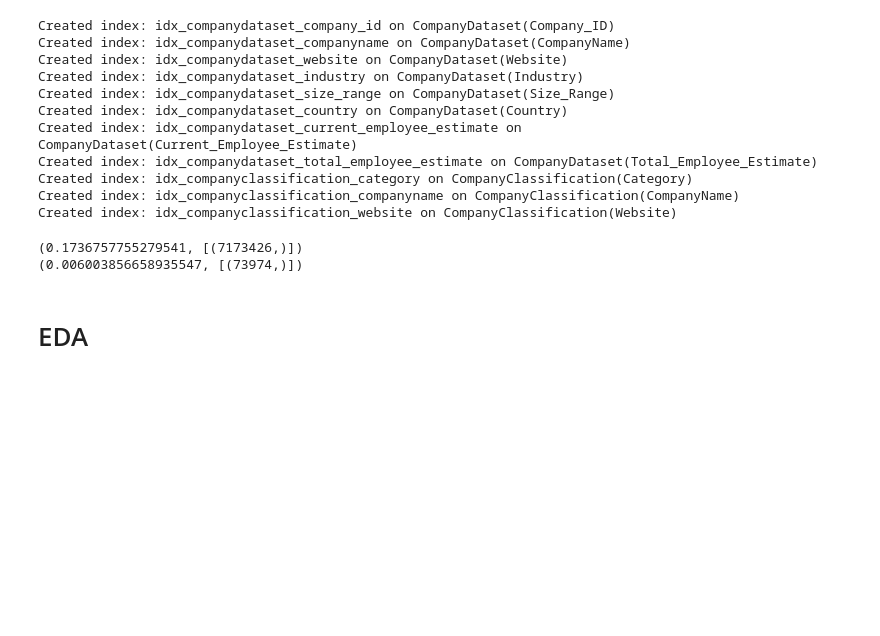
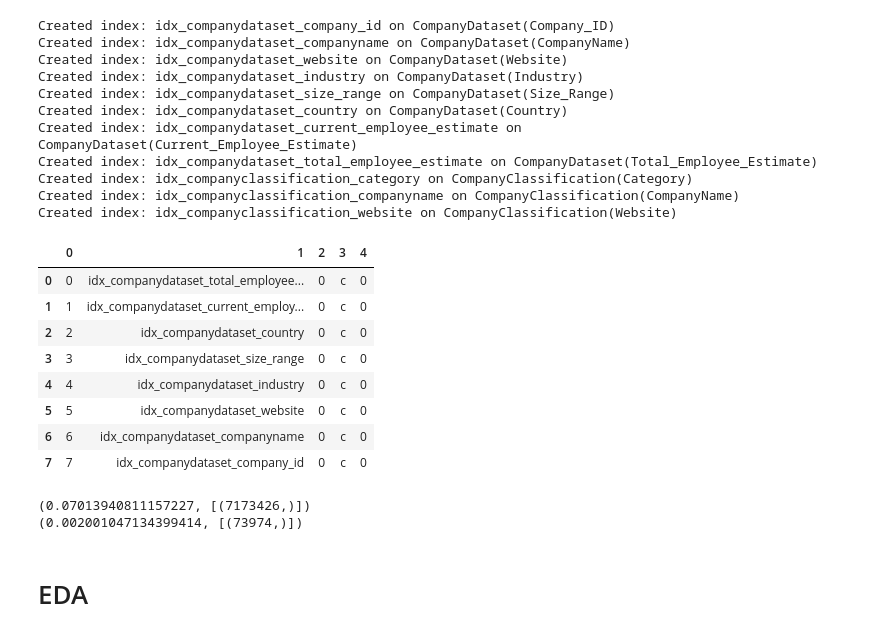
Before and after one commit to meganrashid/sqlite_to_analysis_app, a Jupyter notebook: data/database_check.ipynb, the cells around one changed output. Cells and saved outputs as stored; diff of their text form; code cells hidden in the pictures; blank space fills up the shorter version.

```diff
--- a/data/database_check.ipynb
+++ b/data/database_check.ipynb
@@ -183,13 +184,26 @@ Created index: idx_companydataset_total_employee_estimate on CompanyDataset(Tota
 Created index: idx_companyclassification_category on CompanyClassification(Category)
 Created index: idx_companyclassification_companyname on CompanyClassification(CompanyName)
 Created index: idx_companyclassification_website on CompanyClassification(Website)
+# %%
+indexes = pd.DataFrame(db.run_query(conn,"PRAGMA index_list(CompanyDataset);"))
+indexes
+# %% [output]
+|  | 0 | 1 | 2 | 3 | 4 |
+| 0 | 0 | idx_companydataset_total_employee... | 0 | c | 0 |
+| 1 | 1 | idx_companydataset_current_employ... | 0 | c | 0 |
+| 2 | 2 | idx_companydataset_country | 0 | c | 0 |
+| 3 | 3 | idx_companydataset_size_range | 0 | c | 0 |
+| 4 | 4 | idx_companydataset_industry | 0 | c | 0 |
+| 5 | 5 | idx_companydataset_website | 0 | c | 0 |
+| 6 | 6 | idx_companydataset_companyname | 0 | c | 0 |
+| 7 | 7 | idx_companydataset_company_id | 0 | c | 0 |
 # %%
 # check that indexes have optimized queries
 print(db.time_query(conn, "SELECT count(*) FROM CompanyDataset"))
 print(db.time_query(conn, "SELECT count(*) FROM CompanyClassification"))
 # %% [output]
-(0.1736757755279541, [(7173426,)])
-(0.006003856658935547, [(73974,)])
+(0.07013940811157227, [(7173426,)])
+(0.002001047134399414, [(73974,)])
 # %% [markdown]
 # EDA
 # %%
```
Also changed, not shown: parts of 14 cells of this notebook.
